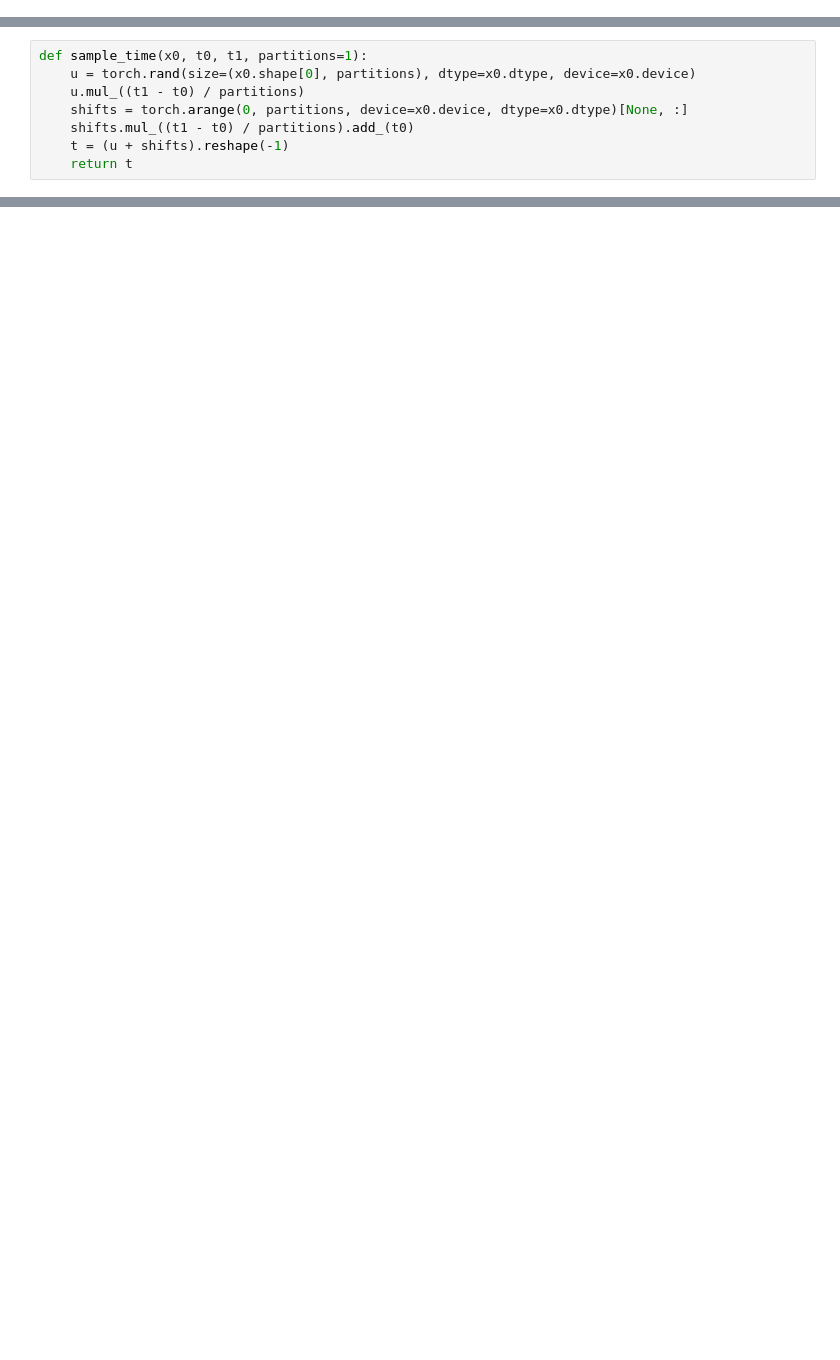
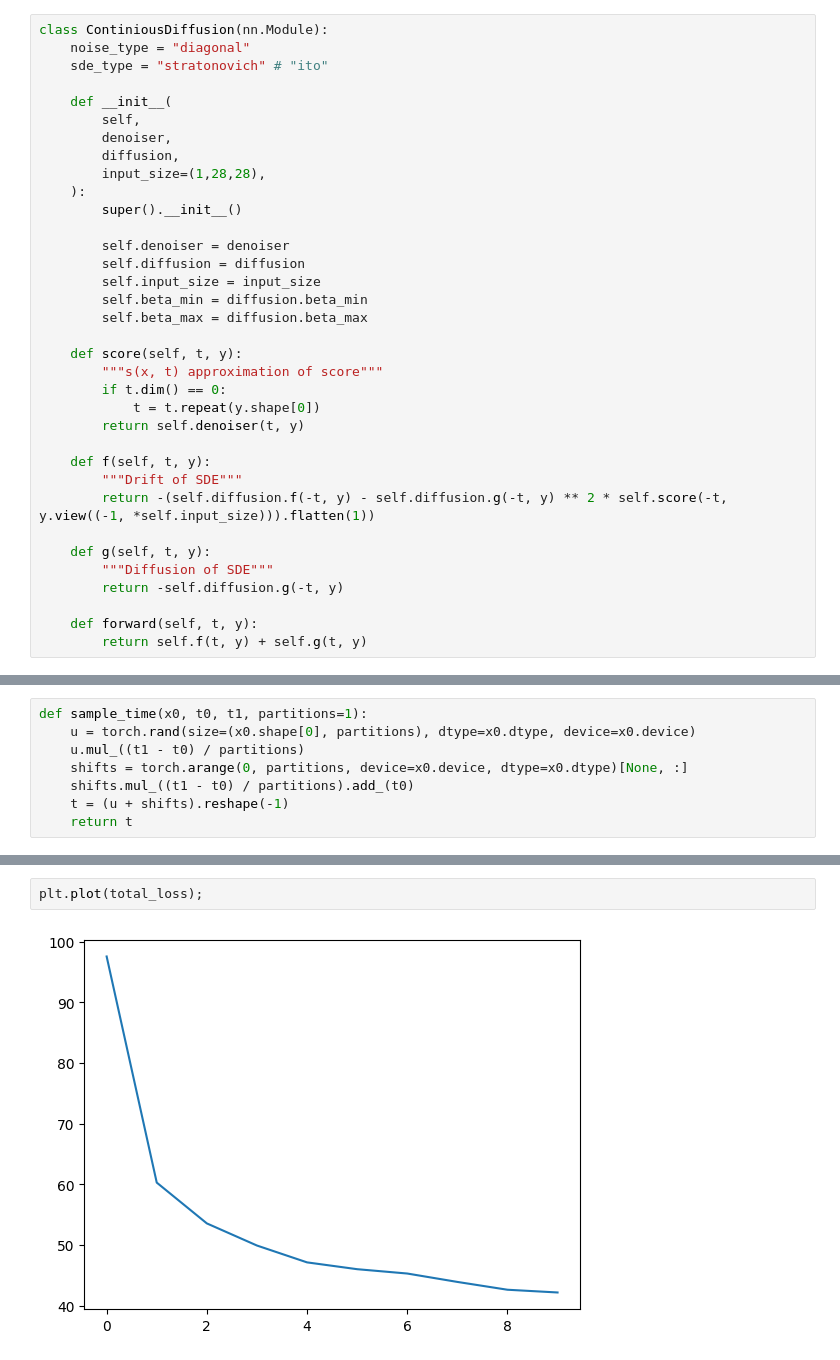
Before and after one commit to sswt/dive2gai, a Jupyter notebook: unit3/NeuralODE.ipynb, the cells around one changed output, grey strips where cells are left out. Cells and saved outputs as stored; diff of their text form; blank space fills up the shorter version.

```diff
--- a/unit3/NeuralODE.ipynb
+++ b/unit3/NeuralODE.ipynb
@@ -596,0 +574,35 @@ def postprocess(x, alpha=0.95, clamp=True):
+# %%
+class ContiniousDiffusion(nn.Module):
+    noise_type = "diagonal"
+    sde_type = "stratonovich" # "ito"
+
+    def __init__(
+        self,
+        denoiser,
+        diffusion,
+        input_size=(1,28,28),
+    ):
+        super().__init__()
+
+        self.denoiser = denoiser
+        self.diffusion = diffusion
+        self.input_size = input_size
+        self.beta_min = diffusion.beta_min
+        self.beta_max = diffusion.beta_max
+
+    def score(self, t, y):
+        """s(x, t) approximation of score"""
+        if t.dim() == 0:
+            t = t.repeat(y.shape[0])
+        return self.denoiser(t, y)
+
+    def f(self, t, y):
+        """Drift of SDE"""
+        return -(self.diffusion.f(-t, y) - self.diffusion.g(-t, y) ** 2 * self.score(-t, y.view((-1, *self.input_size))).flatten(1))
+
+    def g(self, t, y):
+        """Diffusion of SDE"""
+        return -self.diffusion.g(-t, y)
+
+    def forward(self, t, y):
+        return self.f(t, y) + self.g(t, y)
@@ -681,0 +753,4 @@ tensor([288.9498, 255.1563, 287.7413, 274.7783, 272.0470, 270.7300, 249.7079,
+# %%
+plt.plot(total_loss);
+# %% [output]
+[figure, added]
```
Also changed, not shown: parts of 19 cells of this notebook, 4 other files.
